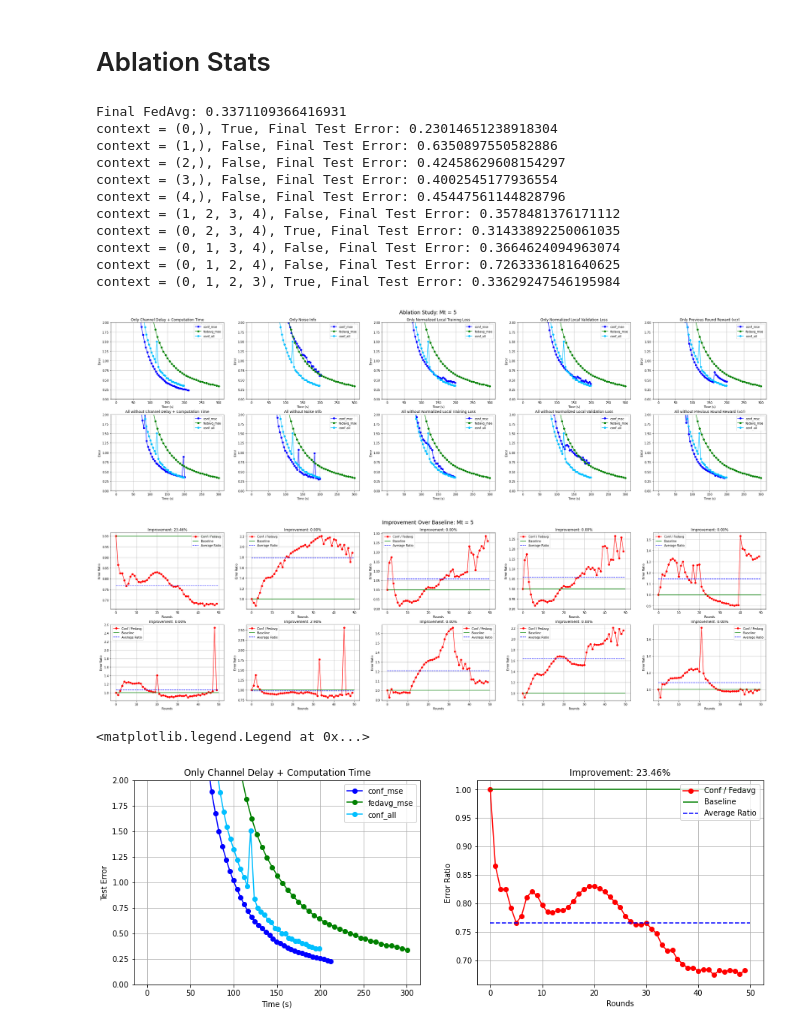
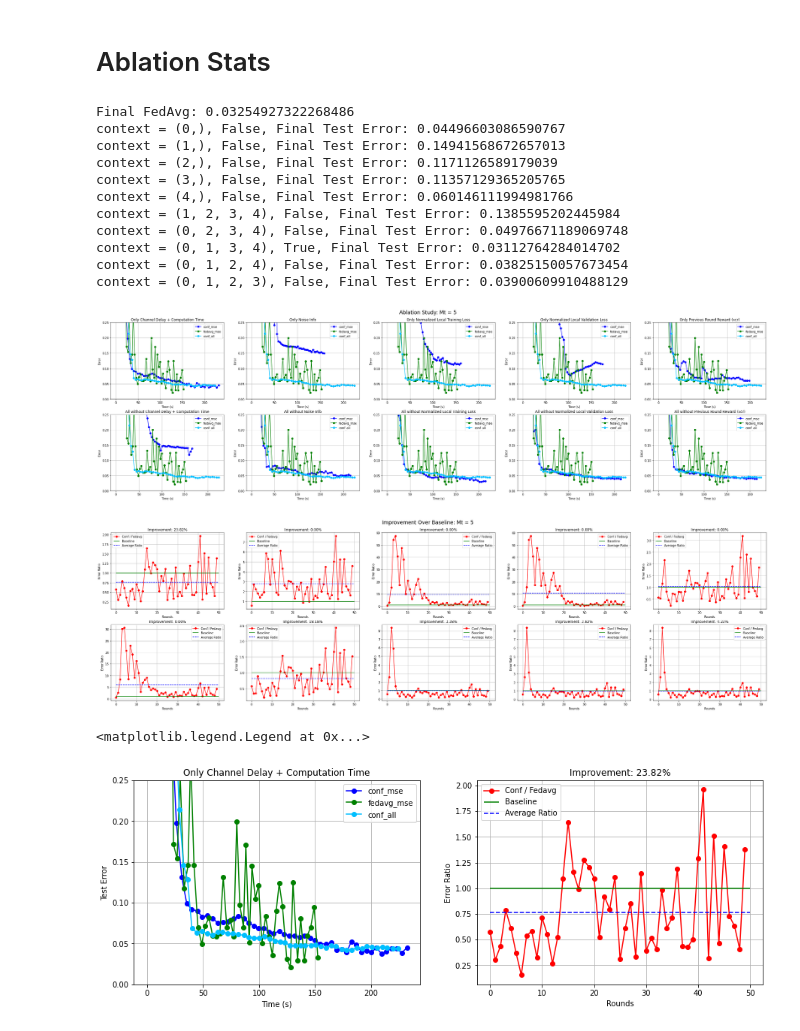
Before and after one commit to Josiah-Wallis/ConFeddi-Regression, a Jupyter notebook: visuals.ipynb, the cells around one changed output. Cells and saved outputs as stored; diff of their text form; code cells hidden in the pictures.

Commit message:
channel and data distribution heterogeneity

```diff
--- a/visuals.ipynb
+++ b/visuals.ipynb
@@ -42,10 +42,15 @@ seed = 11
 X_split, X_val, y_split, y_val = train_test_split(X, y, test_size = 0.20, random_state = seed)
 X_train, X_test, y_train, y_test = train_test_split(X_split, y_split, test_size = 0.25, random_state = seed)
 
-data = generate_data(X_train, y_train, seed = seed)
+data = generate_data(X_train, y_train, seed = seed, tolerance = 5)
 scaler = StandardScaler()
 X_val = scaler.fit_transform(X_val)
 X_test = scaler.fit_transform(X_test)
+
+data['Client Distances'][0] += 0.5
+data['Client Distances'][2] += 0.5
+data['Client Distances'][3] += 0.5
+data['Client Distances'][6] += 0.5
 
 fed = FederatedSystem(data['Client Data'], data['Client Labels'], data['Client Distances'])
 fed.SetValData({'Val Data': X_val, 'Val Labels': y_val})
@@ -75,3 +80,8 @@ Total Validation Samples: 5917
 Total Validation Labels: 5917
 Total Test Samples: 5916
 Total Test Labels: 5916
+# %%
+w, b = fed.FedAvg(rounds = 50, frac_clients = 0.5)
+fedavg_mse = fed.test_loss()
+fedavg_log = fed.GetLog()
+fed.clear_history()
@@ -78,8 +99,8 @@ Total Test Labels: 5916
 # %% [markdown]
 ### Load FedAvg Baseline Data
 # %%
-fedavg_test_mse = np.load('history/important baselines/fedavg_test_mse_sep.npy')
-fedavg_log = np.load('history/important baselines/fedavg_log_sep.npy')
+#np.save('history/important baselines/fedavg_test_mse_dist.npy', fedavg_mse)
+#np.save('history/important baselines/fedavg_log_dist.npy', fedavg_log)
 # %% [markdown]
 # Ablation Study: Mt = 5, $\alpha = 0.01$ and $\lambda = 0.01$
 # %%
@@ -106,7 +127,8 @@ count = 1
 for context in context_elements:
     print(f'Training Model {count}')
     fed.SetContextElements(context)
-    w, b = fed.ConFeddi(.01, .01, rounds = 50, Mt = Mt)
+    # 0.01, 0.01 before
+    w, b = fed.ConFeddi(1000, 10, rounds = 50, Mt = Mt)
     mse = fed.test_loss()
     log = fed.GetLog()
     history[tuple(context)] = (mse, log)
@@ -143,7 +165,7 @@ fig = plt.figure(figsize = (40, 10))
 plt.suptitle('Ablation Study: Mt = 5', fontsize = 'xx-large')
 fig.tight_layout()
 fig.subplots_adjust(top = 0.92)
-print(f'Final FedAvg: {fedavg_test_mse[-1]}')
+print(f'Final FedAvg: {fedavg_mse[-1]}')
 
 titles = {
     (0,): 'Only Channel Delay + Computation Time',
@@ -164,35 +186,35 @@ for run in list(history.items())[1:]:
     err, time = run[1]
     fig.add_subplot(r, c, plot)
     plt.plot(time, err, color = 'blue', label = 'conf_mse', marker = 'o')
-    plt.plot(fedavg_log, fedavg_test_mse, color = 'green', label = 'fedavg_mse', marker = 'o')
+    plt.plot(fedavg_log, fedavg_mse, color = 'green', label = 'fedavg_mse', marker = 'o')
 
 
     plt.plot(base_log[tuple([0, 1, 2, 3, 4])], base_mse[tuple([0, 1, 2, 3, 4])], color = 'deepskyblue', label = 'conf_all', marker = 'o')
 
     # When using final a and l, change title to Remove <specific context>
     plt.title(titles[context])
-    plt.ylim(0, 2)
+    plt.ylim(0, 0.25)
     plt.ylabel('Error')
     plt.xlabel('Time (s)')
     plt.grid()
     plt.legend()
 
-    print(f'context = {context}, {fedavg_test_mse[-1] > err[-1]}, Final Test Error: {err[-1]}')
+    print(f'context = {context}, {fedavg_mse[-1] > err[-1]}, Final Test Error: {err[-1]}')
 
     plot += 1
 # %% [output]
-Final FedAvg: 0.3371109366416931
-context = (0,), True, Final Test Error: 0.23014651238918304
-context = (1,), False, Final Test Error: 0.6350897550582886
-context = (2,), False, Final Test Error: 0.42458629608154297
-context = (3,), False, Final Test Error: 0.4002545177936554
-context = (4,), False, Final Test Error: 0.45447561144828796
-context = (1, 2, 3, 4), False, Final Test Error: 0.3578481376171112
-context = (0, 2, 3, 4), True, Final Test Error: 0.31433892250061035
-context = (0, 1, 3, 4), False, Final Test Error: 0.3664624094963074
-context = (0, 1, 2, 4), False, Final Test Error: 0.7263336181640625
-context = (0, 1, 2, 3), True, Final Test Error: 0.33629247546195984
+Final FedAvg: 0.03254927322268486
+context = (0,), False, Final Test Error: 0.04496603086590767
+context = (1,), False, Final Test Error: 0.14941568672657013
+context = (2,), False, Final Test Error: 0.1171126589179039
+context = (3,), False, Final Test Error: 0.11357129365205765
+context = (4,), False, Final Test Error: 0.060146111994981766
+context = (1, 2, 3, 4), False, Final Test Error: 0.1385595202445984
+context = (0, 2, 3, 4), False, Final Test Error: 0.04976671189069748
+context = (0, 1, 3, 4), True, Final Test Error: 0.03112764284014702
+context = (0, 1, 2, 4), False, Final Test Error: 0.03825150057673454
+context = (0, 1, 2, 3), False, Final Test Error: 0.03900609910488129
-[figure, old version]
+[figure, new version]
 # %%
 r, c, = 2, 5
 fig = plt.figure(figsize = (40, 10))
@@ -206,7 +228,7 @@ for run in list(history.items())[1:]:
     err, time = run[1]
     fig.add_subplot(r, c, plot)
 
-    ratios = np.array(err[1:]) / np.array(fedavg_test_mse[1:])
+    ratios = np.array(err[1:]) / np.array(fedavg_mse[1:])
     scale = np.array(time[1:]) / np.array(fedavg_log[1:])
     timescaled = scale * ratios # multiplied by scale before
     plt.plot(ratios, color = 'red', label = 'Conf / Fedavg', marker = 'o')
@@ -226,40 +248,40 @@ for run in list(history.items())[1:]:
 
     plot += 1
 # %% [output]
-[figure, old version]
+[figure, new version]
 # %%
 r, c, = 1, 2
 fig = plt.figure(figsize = (15, 5))
 
 
 run = list(history.items())[1]
 context = run[0]
 err, time = run[1]
 fig.add_subplot(r, c, 1)
 
 plt.plot(time, err, color = 'blue', label = 'conf_mse', marker = 'o')
-plt.plot(fedavg_log, fedavg_test_mse, color = 'green', label = 'fedavg_mse', marker = 'o')
+plt.plot(fedavg_log, fedavg_mse, color = 'green', label = 'fedavg_mse', marker = 'o')
 plt.plot(base_log[tuple([0, 1, 2, 3, 4])], base_mse[tuple([0, 1, 2, 3, 4])], color = 'deepskyblue', label = 'conf_all', marker = 'o')
 plt.title(titles[context])
 plt.ylabel('Test Error')
 plt.xlabel('Time (s)')
-plt.ylim(0, 2)
+plt.ylim(0, 0.25)
 plt.grid()
 plt.legend()
 
 fig.add_subplot(r, c, 2)
-ratios = np.array(err[1:]) / np.array(fedavg_test_mse[1:])
+ratios = np.array(err[1:]) / np.array(fedavg_mse[1:])
 plt.plot(ratios, color = 'red', label = 'Conf / Fedavg', marker = 'o')
 plt.title(f'Improvement: {(1 - ratios.mean()) * 100:.2f}%')
 plt.ylabel('Error Ratio')
 plt.xlabel('Rounds')
 plt.hlines(1, 0, 50, color = 'green', label = 'Baseline')
 plt.hlines(ratios.mean(), 0, 50, color = 'blue', label = 'Average Ratio', linestyle = 'dashed')
 plt.grid()
 plt.legend()
 # %% [output]
 <matplotlib.legend.Legend at 0x...>
-[figure, old version]
+[figure, new version]
 # %%
 r, c, = 2, 3
 fig = plt.figure(figsize = (30, 10))
```
Also changed, not shown: parts of 6 cells of this notebook, 8 other files.
